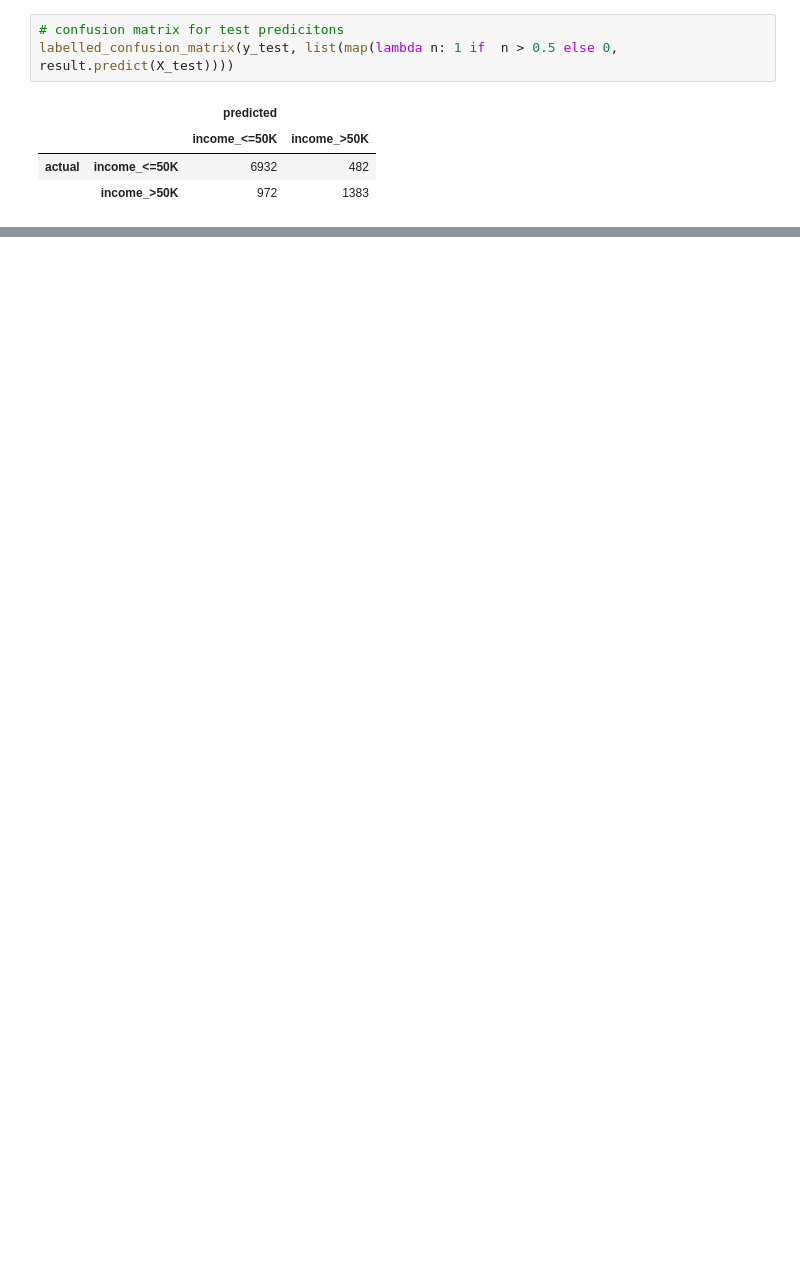
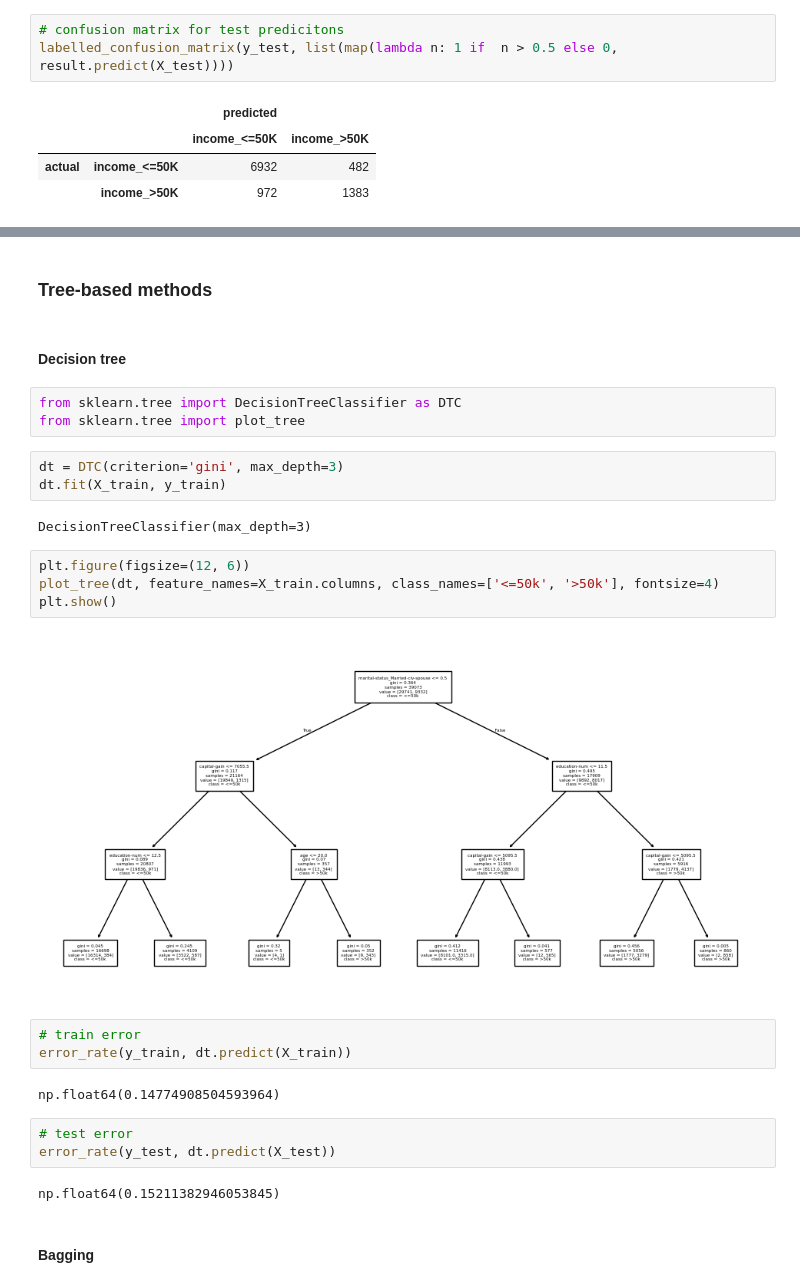
Before and after one commit to jonathanykwong/annual-income, a Jupyter notebook: annual-income.ipynb, the cells around one changed output, grey strips where cells are left out. Cells and saved outputs as stored; diff of their text form; blank space fills up the shorter version.

Commit message:
fit simple decision tree model; implemented error rate utility method

```diff
--- a/annual-income.ipynb
+++ b/annual-income.ipynb
@@ -221,0 +313,30 @@ labelled_confusion_matrix(y_test, list(map(lambda n: 1 if  n > 0.5 else 0, resul
+# %% [markdown]
+### Tree-based methods
+# %% [markdown]
+#### Decision tree
+# %%
+from sklearn.tree import DecisionTreeClassifier as DTC
+from sklearn.tree import plot_tree
+# %%
+dt = DTC(criterion='gini', max_depth=3)
+dt.fit(X_train, y_train)
+# %% [output]
+DecisionTreeClassifier(max_depth=3)
+# %%
+plt.figure(figsize=(12, 6))
+plot_tree(dt, feature_names=X_train.columns, class_names=['<=50k', '>50k'], fontsize=4)
+plt.show()
+# %% [output]
+[figure, added]
+# %%
+# train error
+error_rate(y_train, dt.predict(X_train))
+# %% [output]
+np.float64(0.14774908504593964)
+# %%
+# test error
+error_rate(y_test, dt.predict(X_test))
+# %% [output]
+np.float64(0.15211382946053845)
+# %% [markdown]
+#### Bagging
```
Also changed, not shown: parts of 21 cells of this notebook.
